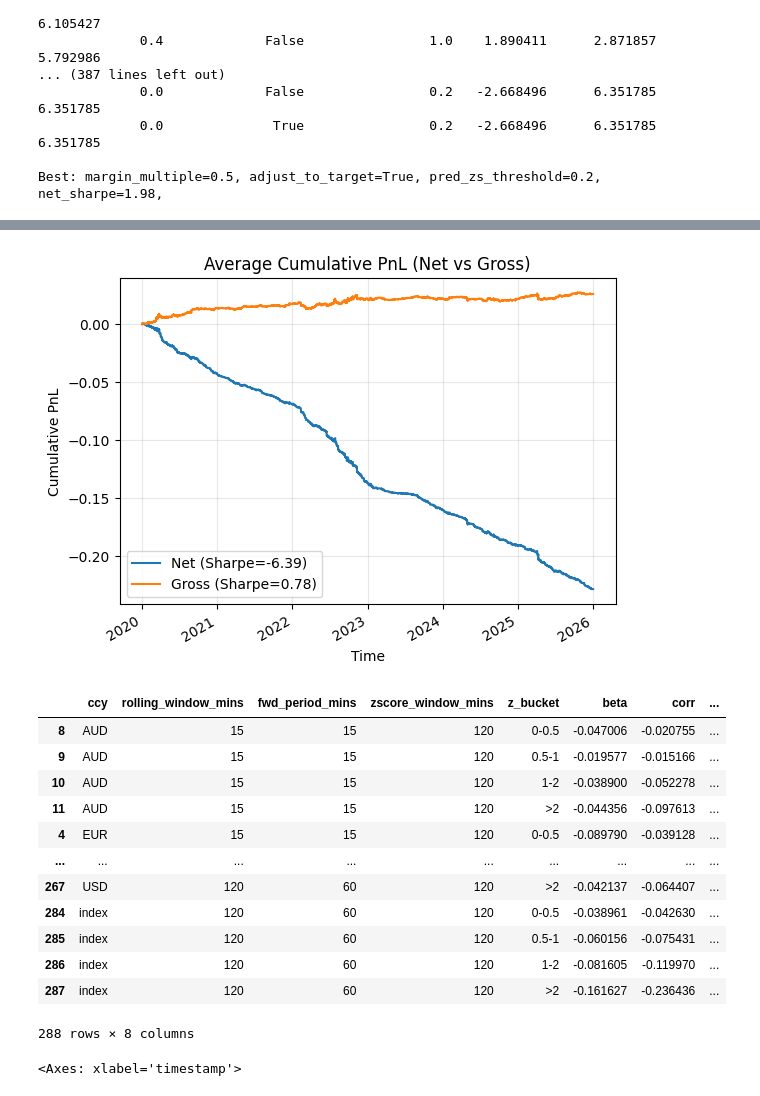
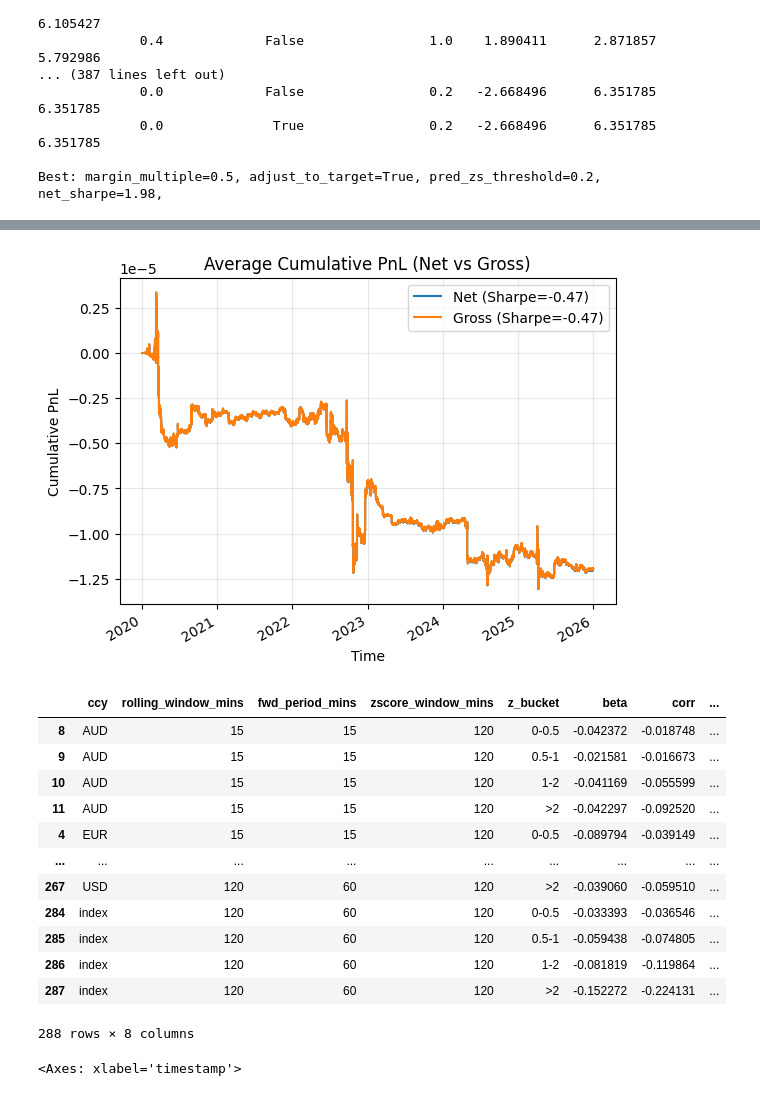
Before and after one commit to muqali/systematic-trading, a Jupyter notebook: src/systematic_trading/research/sgd_neer.ipynb, the cells around one changed output, grey strips where cells are left out. Cells and saved outputs as stored; diff of their text form; code cells hidden in the pictures.

```diff
--- a/src/systematic_trading/research/sgd_neer.ipynb
+++ b/src/systematic_trading/research/sgd_neer.ipynb
@@ -20,16 +37,10 @@ prices = get_resampled_quotes(instruments, start_date, end_date, freq)
 # %%
-import importlib
-import strategy.sgd_neer_strategy as sn
-
-importlib.reload(sn)
-from strategy.sgd_neer_strategy import SGDNEERStrategy
-
-strategy = SGDNEERStrategy(instruments, prices,
+strategy = sns.SGDNEERStrategy(instruments, prices,
                         {"past_horizon": pd.Timedelta(minutes=120),
                          "zscore_window": pd.Timedelta(days=5),
                          "future_horizon": pd.Timedelta(minutes=15),
                          "zscore_entry_threshold": 1.0,
-                         "spread_rolling_window": pd.Timedelta(minutes=120),
+                         "spread_rolling_window": pd.Timedelta(minutes=60),
                          "margin_multiple":0.5,
                          "adjust_to_target": True,
                          "delay_trade_on_signal": False
@@ -257,7 +339,7 @@ ax.set_ylabel("Cumulative PnL")
 ax.legend()
 ax.grid(True, alpha=0.3)
 # %% [output]
-[figure, old version]
+[figure, new version]
 # %%
 rets_vs_sgd = strategy.build_rets_vs_sgd()
 # %%
@@ -303,45 +385,45 @@ for rolling_window_mins, rolling_window in zip(rolling_windows_mins, rolling_win
             for lower, upper in zscore_bins:
                 if np.isinf(upper):
                     bucket_mask = abs_z > lower
                     z_bucket = f">{lower}"
                 else:
                     bucket_mask = (abs_z >= lower) & (abs_z < upper)
                     z_bucket = f"{lower}-{upper}"
 
-                beta, corr, n_obs = regression_stats(
+                beta, corr, n_obs = sn.regression_stats(
                     past_ret[bucket_mask],
                     future_ccy_ret[bucket_mask],
                 )
 
                 results.append({
                     "ccy": ccy,
                     "rolling_window_mins": rolling_window_mins,
                     "fwd_period_mins": fwd_period_mins,
                     "zscore_window_mins": zscore_window_mins,
                     "z_bucket": z_bucket,
                     "beta": beta,
                     "corr": corr,
                     "n_obs": n_obs,
                 })
 
 zscore_bucket_results = pd.DataFrame(results)
 
 zscore_bucket_results.sort_values(
     ["rolling_window_mins", "fwd_period_mins", "ccy", "z_bucket"]
 )
 # %% [output]
 |  | ccy | rolling_window_mins | fwd_period_mins | zscore_window_mins | z_bucket | beta | corr | ... |
-| 8 | AUD | 15 | 15 | 120 | 0-0.5 | -0.047006 | -0.020755 | ... |
-| 9 | AUD | 15 | 15 | 120 | 0.5-1 | -0.019577 | -0.015166 | ... |
-| 10 | AUD | 15 | 15 | 120 | 1-2 | -0.038900 | -0.052278 | ... |
-| 11 | AUD | 15 | 15 | 120 | >2 | -0.044356 | -0.097613 | ... |
-| 4 | EUR | 15 | 15 | 120 | 0-0.5 | -0.089790 | -0.039128 | ... |
+| 8 | AUD | 15 | 15 | 120 | 0-0.5 | -0.042372 | -0.018748 | ... |
+| 9 | AUD | 15 | 15 | 120 | 0.5-1 | -0.021581 | -0.016673 | ... |
+| 10 | AUD | 15 | 15 | 120 | 1-2 | -0.041169 | -0.055599 | ... |
+| 11 | AUD | 15 | 15 | 120 | >2 | -0.042297 | -0.092520 | ... |
+| 4 | EUR | 15 | 15 | 120 | 0-0.5 | -0.089794 | -0.039149 | ... |
 | ... | ... | ... | ... | ... | ... | ... | ... | ... |
-| 267 | USD | 120 | 60 | 120 | >2 | -0.042137 | -0.064407 | ... |
-| 284 | index | 120 | 60 | 120 | 0-0.5 | -0.038961 | -0.042630 | ... |
-| 285 | index | 120 | 60 | 120 | 0.5-1 | -0.060156 | -0.075431 | ... |
-| 286 | index | 120 | 60 | 120 | 1-2 | -0.081605 | -0.119970 | ... |
-| 287 | index | 120 | 60 | 120 | >2 | -0.161627 | -0.236436 | ... |
+| 267 | USD | 120 | 60 | 120 | >2 | -0.039060 | -0.059510 | ... |
+| 284 | index | 120 | 60 | 120 | 0-0.5 | -0.033393 | -0.036546 | ... |
+| 285 | index | 120 | 60 | 120 | 0.5-1 | -0.059438 | -0.074805 | ... |
+| 286 | index | 120 | 60 | 120 | 1-2 | -0.081819 | -0.119864 | ... |
+| 287 | index | 120 | 60 | 120 | >2 | -0.152272 | -0.224131 | ... |
 288 rows × 8 columns
 # %%
 zscore_bucket_results.pivot_table(
```
Also changed, not shown: parts of 11 cells of this notebook, 3 other files.
